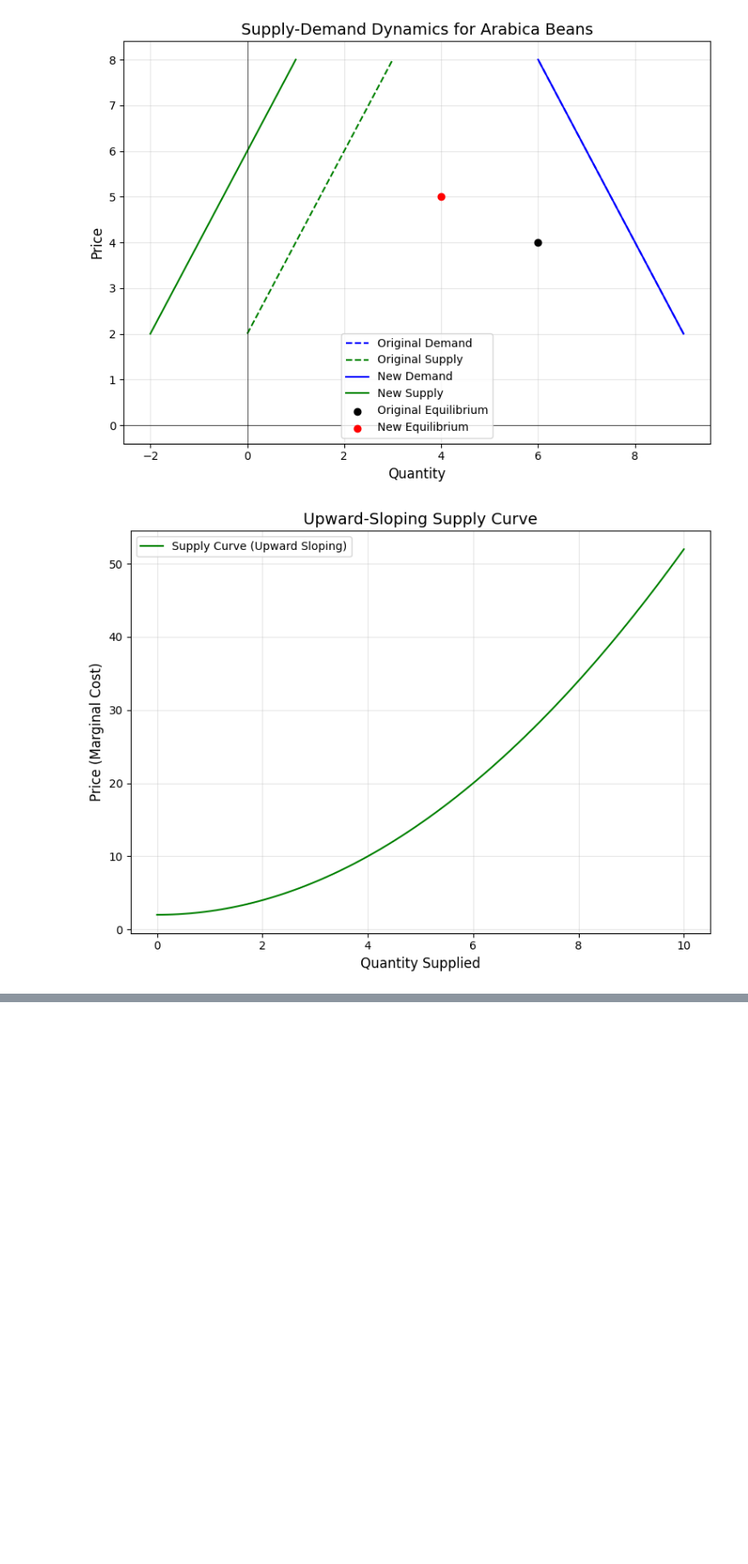
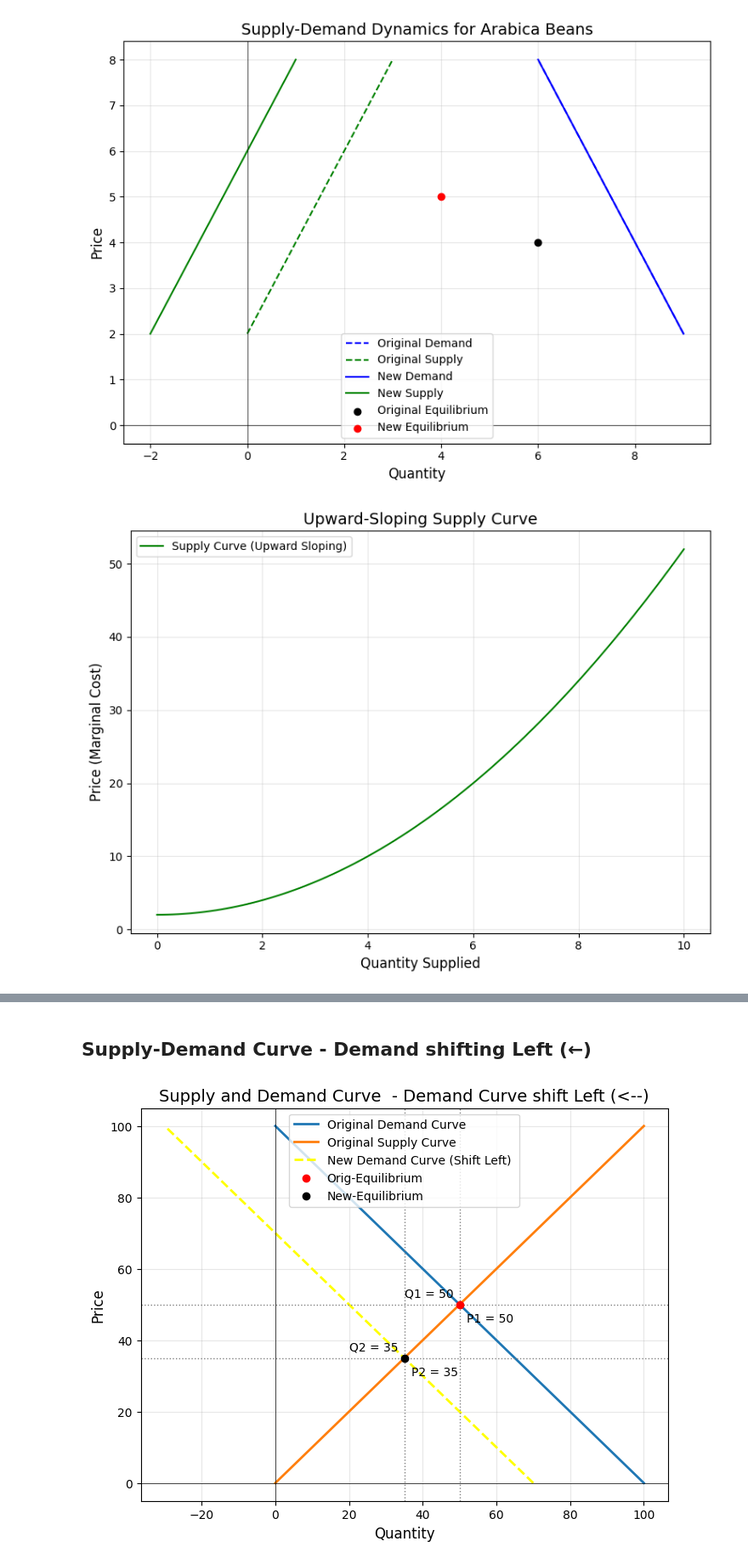
Before and after one commit to yuvarajd85/ai-ml-learnings-exemplars, a Jupyter notebook: notebooks/Pandas-Exemplars.ipynb, the cells around one changed output, grey strips where cells are left out. Shown at 85% size. Drawn from its saved outputs; the diff is of its cells as text; code cells hidden in the pictures; blank space fills up the shorter version.

```diff
--- a/notebooks/Pandas-Exemplars.ipynb
+++ b/notebooks/Pandas-Exemplars.ipynb
@@ -62,0 +183,47 @@ plt.show()
+# %% [markdown]
+## Supply-Demand Curve - Demand shifting Left (&larr;)
+# %%
+# Define the data
+price = np.linspace(0, 100, 100)
+demand = 100 - price  # Original demand curve
+new_demand = 70 - price  # Shifted demand curve
+supply = price  # Supply curve
+# Plot the curves with equilibrium annotations
+plt.figure(figsize=(8, 6))
+plt.plot(demand, price, label='Original Demand Curve', linestyle='-', linewidth=2)
+plt.plot(supply, price, label='Original Supply Curve', linestyle='-', linewidth=2)
+plt.plot(new_demand, price, label='New Demand Curve (Shift Left) ', linestyle='--', linewidth=2, color="yellow")
+
+# Equilibrium point
+orig_equilibrium_price = 50
+orig_equilibrium_quantity = 50
+new_equilibrium_price = 35
+new_equilibrium_quantity = 35
+plt.scatter(orig_equilibrium_quantity, orig_equilibrium_price, color='red', label='Orig-Equilibrium', zorder=5)
+plt.scatter(new_equilibrium_quantity, new_equilibrium_price, color='black', label='New-Equilibrium', zorder=5)
+
+# Add lines to specify equilibrium values
+plt.axhline(y=orig_equilibrium_price, color='gray', linestyle=':', linewidth=1)
+plt.axvline(x=orig_equilibrium_quantity, color='gray', linestyle=':', linewidth=1)
+plt.axhline(y=new_equilibrium_price, color='gray', linestyle=':', linewidth=1)
+plt.axvline(x=new_equilibrium_quantity, color='gray', linestyle=':', linewidth=1)
+
+# Add text annotations for equilibrium values
+plt.text(orig_equilibrium_quantity + 2, orig_equilibrium_price - 5, f'P1 = {orig_equilibrium_price}', color='black')
+plt.text(orig_equilibrium_quantity - 15, orig_equilibrium_price + 2, f'Q1 = {orig_equilibrium_quantity}', color='black')
+plt.text(new_equilibrium_quantity + 2, new_equilibrium_price - 5, f'P2 = {new_equilibrium_price}', color='black')
+plt.text(new_equilibrium_quantity - 15, new_equilibrium_price + 2, f'Q2 = {new_equilibrium_quantity}', color='black')
+
+# Add labels and annotations
+plt.title('Supply and Demand Curve  - Demand Curve shift Left (<--)', fontsize=14)
+plt.xlabel('Quantity', fontsize=12)
+plt.ylabel('Price', fontsize=12)
+plt.axhline(0, color='black', linewidth=0.5, linestyle='-')
+plt.axvline(0, color='black', linewidth=0.5, linestyle='-')
+plt.legend(fontsize=10)
+plt.grid(alpha=0.3)
+
+# Display the plot
+plt.show()
+# %% [output]
+[figure, added]
```
Also changed, not shown: parts of 16 cells of this notebook.
